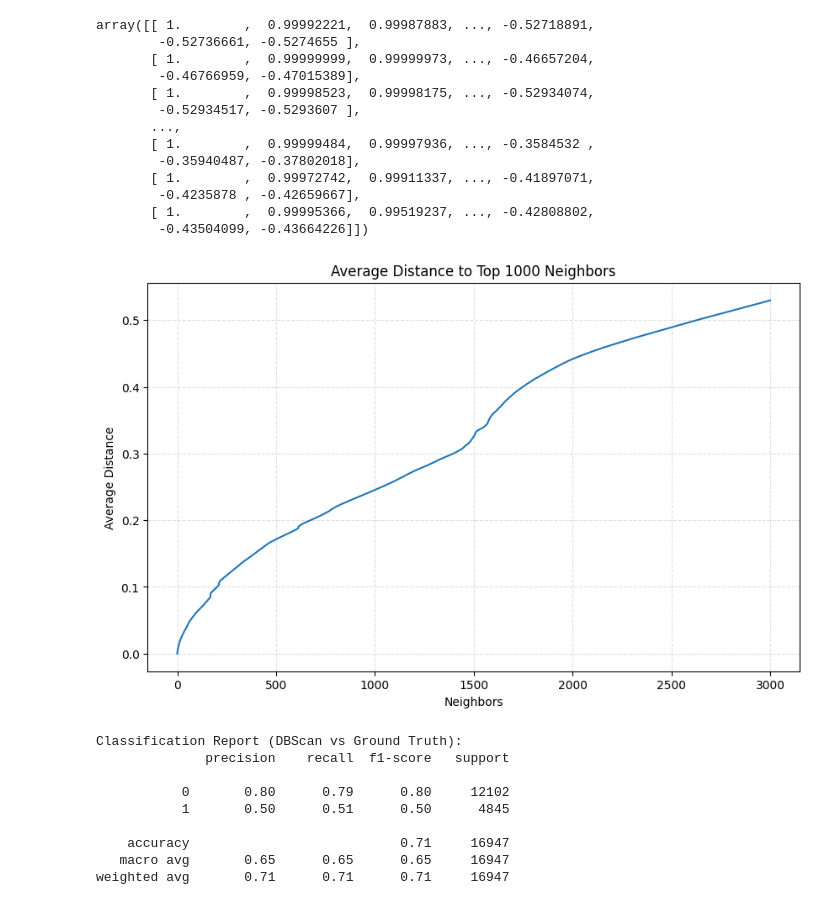
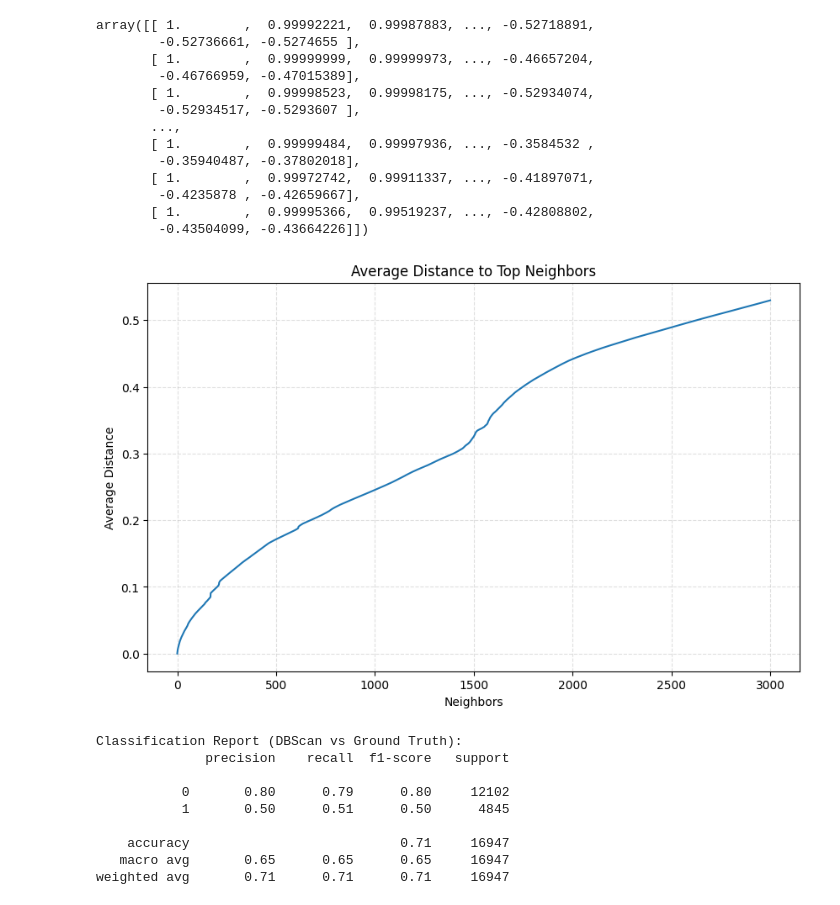
Before and after one commit to RenatoMignone/unsupervised-network-intrusion-detection, a Jupyter notebook: lab/notebooks/Task4.ipynb, the cells around one changed output. Saved outputs shown, nothing was run; the diff lists cells and outputs as text; code cells hidden in the pictures.

```diff
--- a/lab/notebooks/Task4.ipynb
+++ b/lab/notebooks/Task4.ipynb
@@ -432,14 +467,14 @@ means = 1 - sorted_cosine_matrix_top.mean(axis=0)
 # %%
 # Plot the mean distance for the top neighobours
 plt.figure(figsize=(10, 6))
 plt.plot(means)
 plt.xlabel('Neighbors')
 plt.ylabel('Average Distance')
-plt.title('Average Distance to Top 1000 Neighbors')
+plt.title('Average Distance to Top Neighbors')
 plt.grid(True, linestyle='--', alpha=0.4)
 plt.show()
 # %% [output]
-[figure, old version]
+[figure, new version]
 # %%
 # Use DBSCAN with the epsilon and min_points gotten from the plot
 dbscan = DBSCAN(eps=0.32, min_samples=1500, metric="cosine")
```
Also changed, not shown: parts of 8 cells of this notebook.
